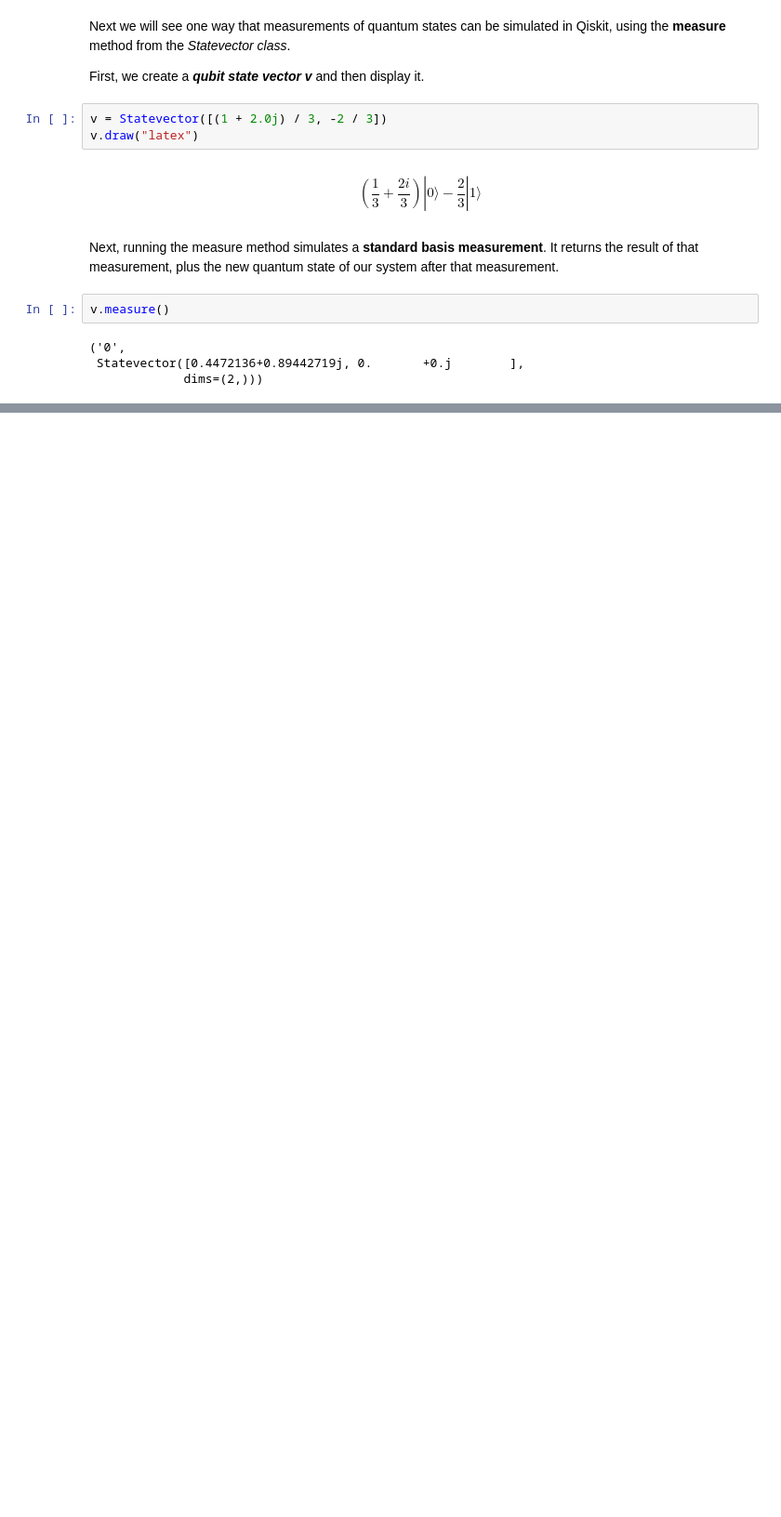
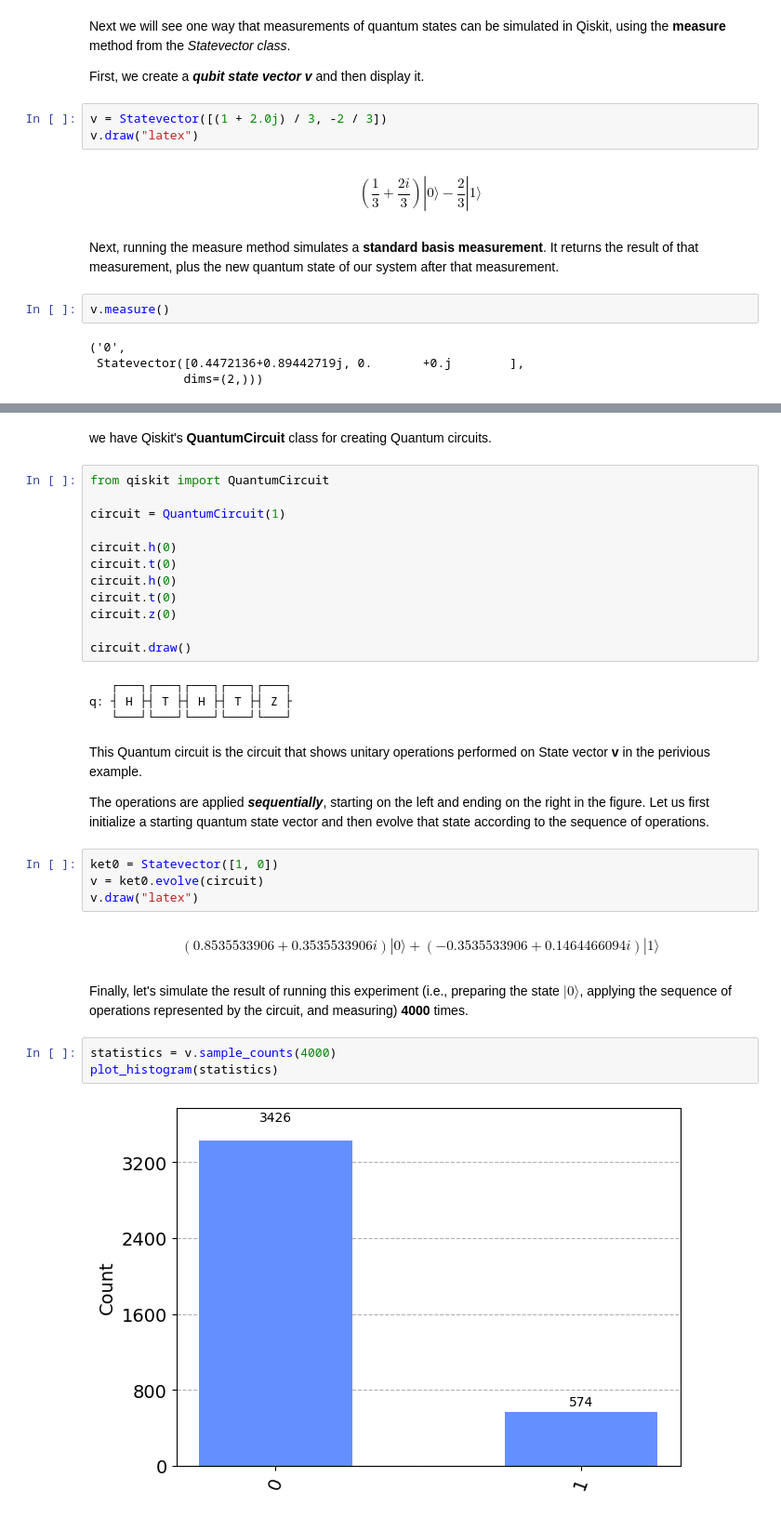
Before and after one commit to PavanCyborg/Qiskit-Notes, a Jupyter notebook: Quantum Computing Full.ipynb, the cells around one changed output, grey strips where cells are left out. Shown at 93% size. Saved outputs shown, nothing was run; the diff lists cells and outputs as text; blank space fills up the shorter version.

```diff
--- a/Quantum Computing Full.ipynb
+++ b/Quantum Computing Full.ipynb
@@ -1950,0 +2094,35 @@ For the particular example of the vector v defined above, the measure method def
+# %% [markdown]
+we have Qiskit's **QuantumCircuit** class for creating Quantum circuits.
+# %%
+from qiskit import QuantumCircuit
+
+circuit = QuantumCircuit(1)
+
+circuit.h(0)
+circuit.t(0)
+circuit.h(0)
+circuit.t(0)
+circuit.z(0)
+
+circuit.draw()
+# %% [output]
+   ┌───┐┌───┐┌───┐┌───┐┌───┐
+q: ┤ H ├┤ T ├┤ H ├┤ T ├┤ Z ├
+   └───┘└───┘└───┘└───┘└───┘
+# %% [markdown]
+This Quantum circuit is the circuit that shows unitary operations performed on State vector **v** in the perivious example.
+
+The operations are applied ***sequentially***, starting on the left and ending on the right in the figure. Let us first initialize a starting quantum state vector and then evolve that state according to the sequence of operations.
+# %%
+ket0 = Statevector([1, 0])
+v = ket0.evolve(circuit)
+v.draw("latex")
+# %% [output]
+$$(0.8535533906 + 0.3535533906 i) |0\rangle+(-0.3535533906 + 0.1464466094 i) |1\rangle$$
+# %% [markdown]
+Finally, let's simulate the result of running this experiment (i.e., preparing the state $\vert 0\rangle$, applying the sequence of operations represented by the circuit, and measuring) **4000** times.
+# %%
+statistics = v.sample_counts(4000)
+plot_histogram(statistics)
+# %% [output]
+[figure, added]
```
Also changed, not shown: parts of 18 cells of this notebook.
